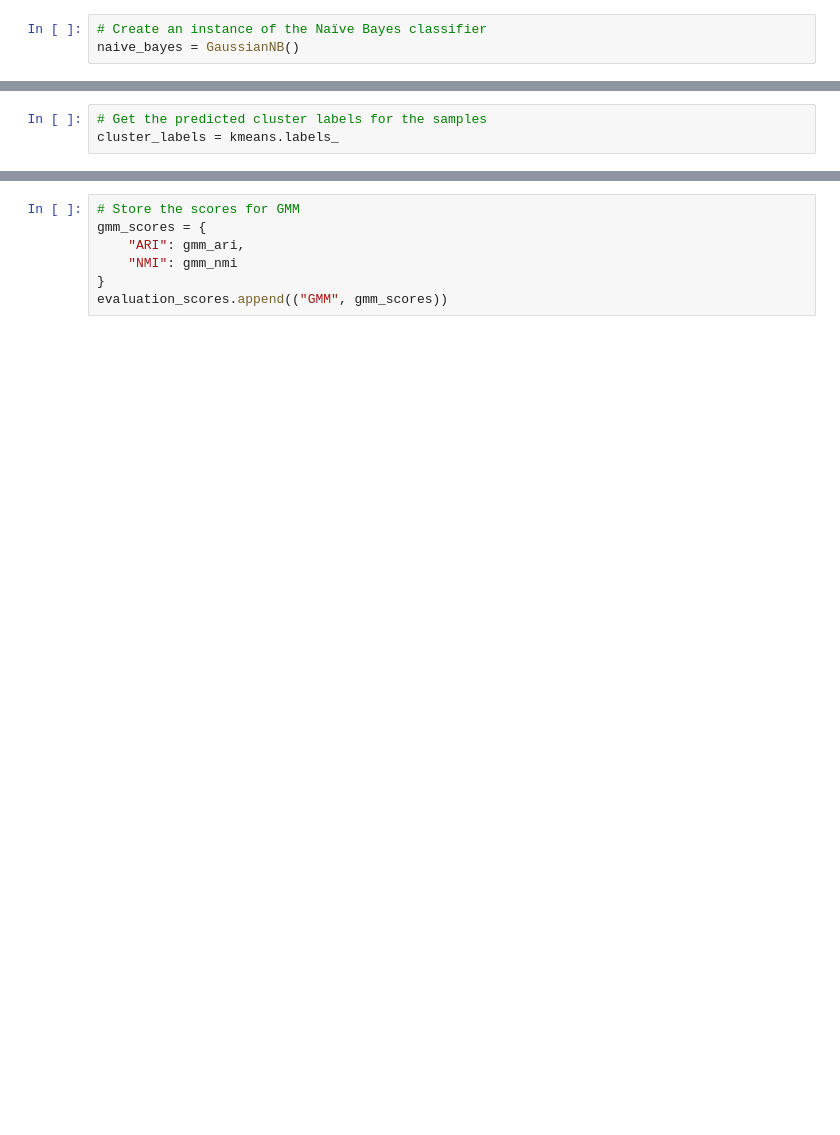
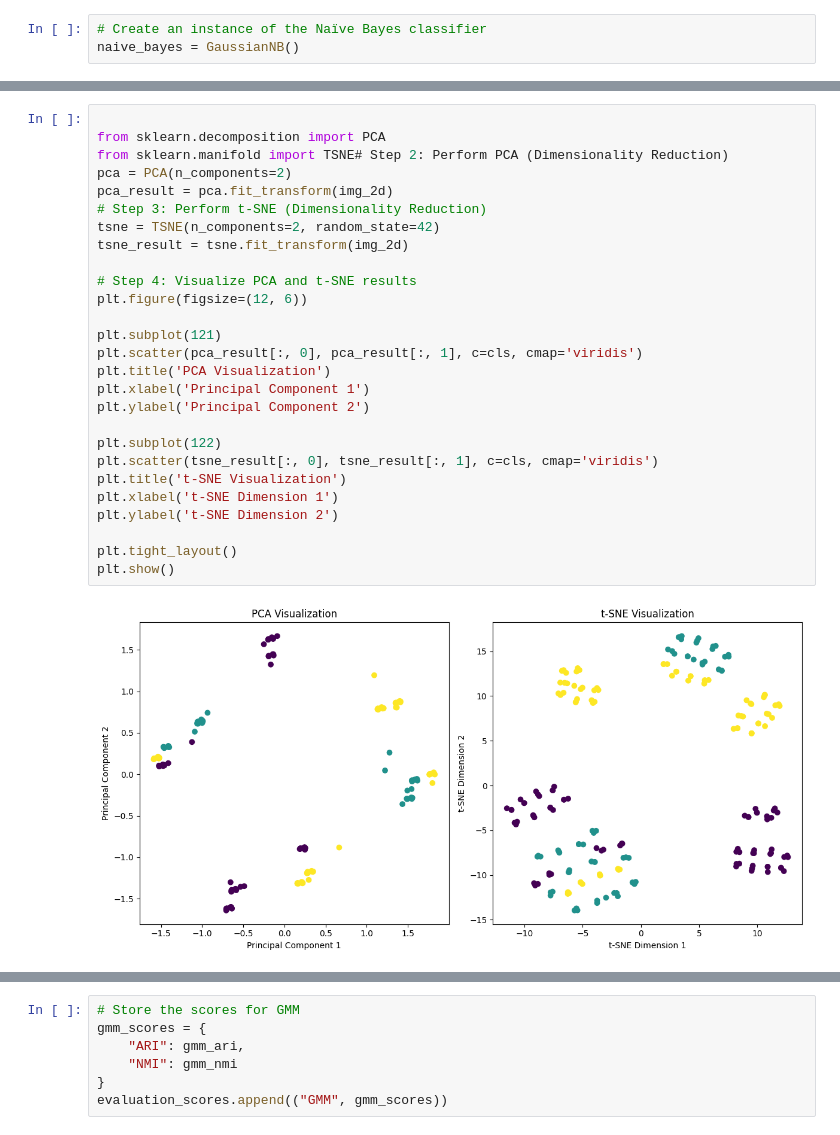
Before and after one commit to epospiky/Machine_Learning_with_Smiley_Dataset, a Jupyter notebook: F21DL.ipynb, the cells around one changed output, grey strips where cells are left out. Drawn from its saved outputs; the diff is of its cells as text; blank space fills up the shorter version.

```diff
--- a/F21DL.ipynb
+++ b/F21DL.ipynb
@@ -257,4 +268,30 @@ kmeans.fit(images_2d)
 # %%
-# Get the predicted cluster labels for the samples
-cluster_labels = kmeans.labels_
+
+from sklearn.decomposition import PCA
+from sklearn.manifold import TSNE# Step 2: Perform PCA (Dimensionality Reduction)
+pca = PCA(n_components=2)
+pca_result = pca.fit_transform(img_2d)
+# Step 3: Perform t-SNE (Dimensionality Reduction)
+tsne = TSNE(n_components=2, random_state=42)
+tsne_result = tsne.fit_transform(img_2d)
+
+# Step 4: Visualize PCA and t-SNE results
+plt.figure(figsize=(12, 6))
+
+plt.subplot(121)
+plt.scatter(pca_result[:, 0], pca_result[:, 1], c=cls, cmap='viridis')
+plt.title('PCA Visualization')
+plt.xlabel('Principal Component 1')
+plt.ylabel('Principal Component 2')
+
+plt.subplot(122)
+plt.scatter(tsne_result[:, 0], tsne_result[:, 1], c=cls, cmap='viridis')
+plt.title('t-SNE Visualization')
+plt.xlabel('t-SNE Dimension 1')
+plt.ylabel('t-SNE Dimension 2')
+
+plt.tight_layout()
+plt.show()
+# %% [output]
+[figure, added]
 # %%
```
Also changed, not shown: parts of 58 cells of this notebook, 2 other files.
